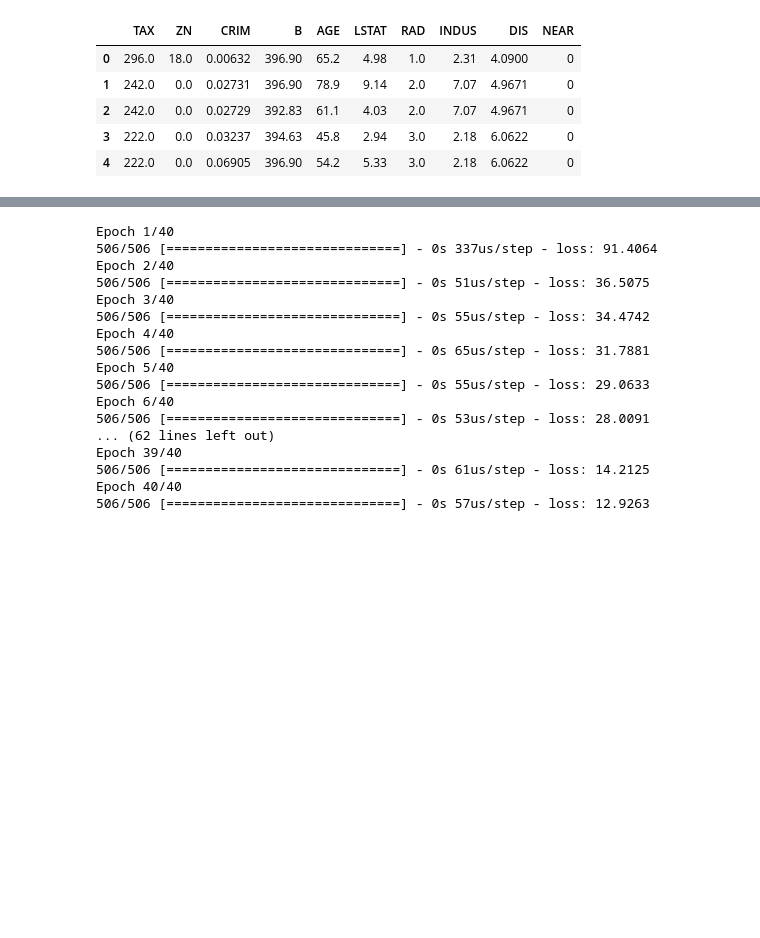
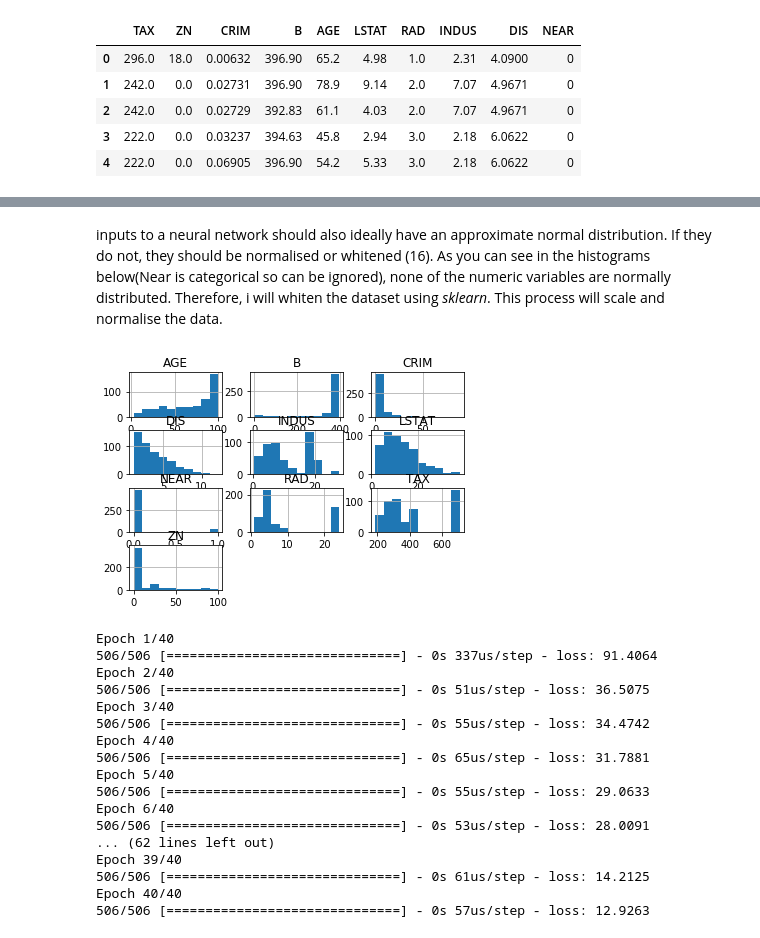
Before and after one commit to dermotkel/machine-learning, a Jupyter notebook: project.ipynb, the cells around one changed output, grey strips where cells are left out. Drawn from its saved outputs; the diff is of its cells as text; code cells hidden in the pictures; blank space fills up the shorter version.

Commit message:
started whitening

```diff
--- a/project.ipynb
+++ b/project.ipynb
@@ -375 +359,8 @@ inputs.corr()
+# %% [markdown]
+inputs to a neural network should also ideally have an approximate normal distribution. If they do not, they should be normalised or whitened (16). As you can see in the histograms below(Near is categorical so can be ignored), none of the numeric variables are normally distributed. Therefore, i will whiten the dataset using *sklearn*. This process will scale and normalise the data.
+# %%
+inputsNew.hist()
+plt.show()
+# %% [output]
+[figure, added]
 # %%
```
Also changed, not shown: parts of 6 cells of this notebook.
